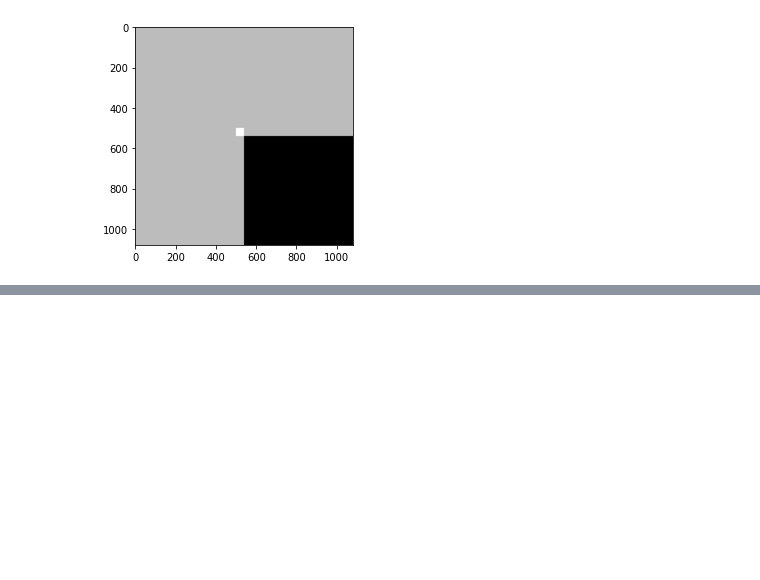
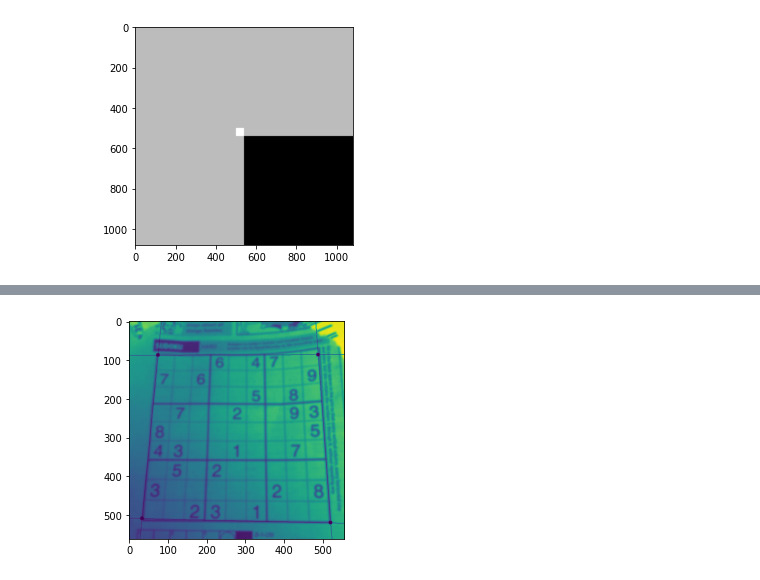
Before and after one commit to Suraj520/cv-nlp-basics-to-advanced, a Jupyter notebook: 02_CV/10-image-thresholding/notebook.ipynb, the cells around one changed output, grey strips where cells are left out. Saved outputs shown, nothing was run; the diff lists cells and outputs as text; code cells hidden in the pictures; blank space fills up the shorter version.

```diff
--- a/02_CV/10-image-thresholding/notebook.ipynb
+++ b/02_CV/10-image-thresholding/notebook.ipynb
@@ -37,0 +43,6 @@ It is useful in finding lessions
+# %%
+img = cv2.imread('sudoku.jpg',0)
+plt.imshow(img)
+plt.show()
+# %% [output]
+[figure, added]
```
Also changed, not shown: parts of 6 cells of this notebook, 1 other file.
